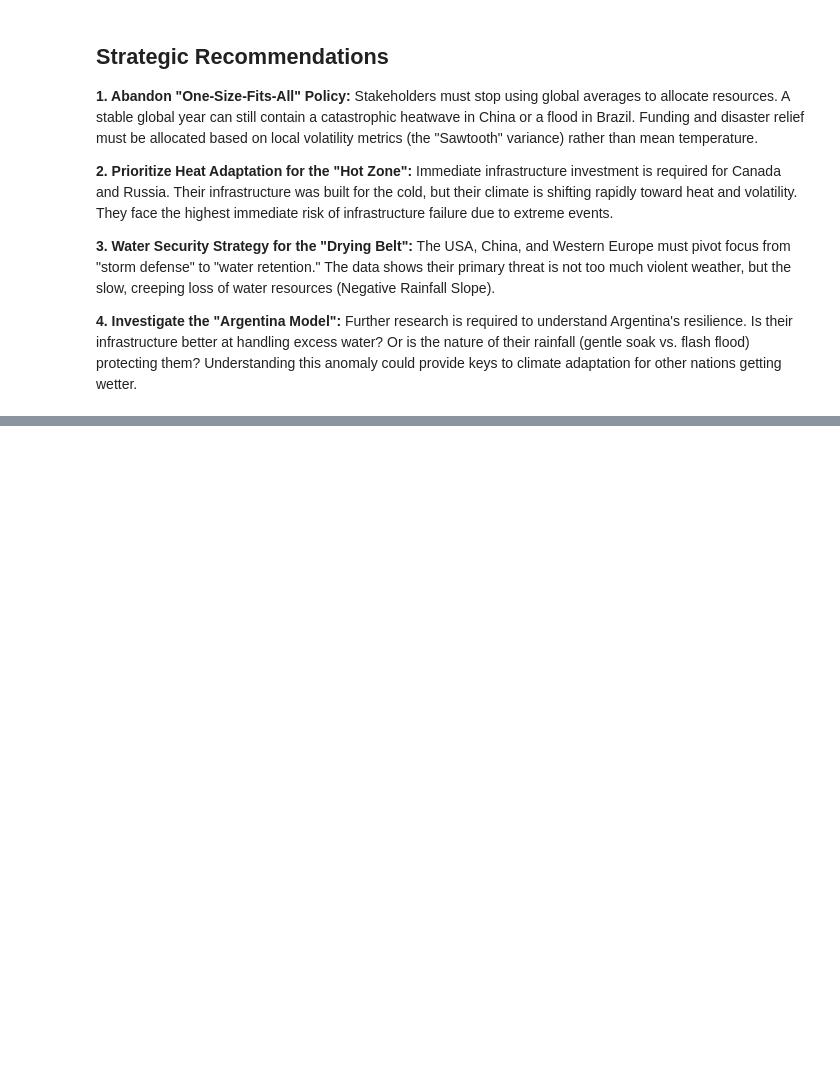
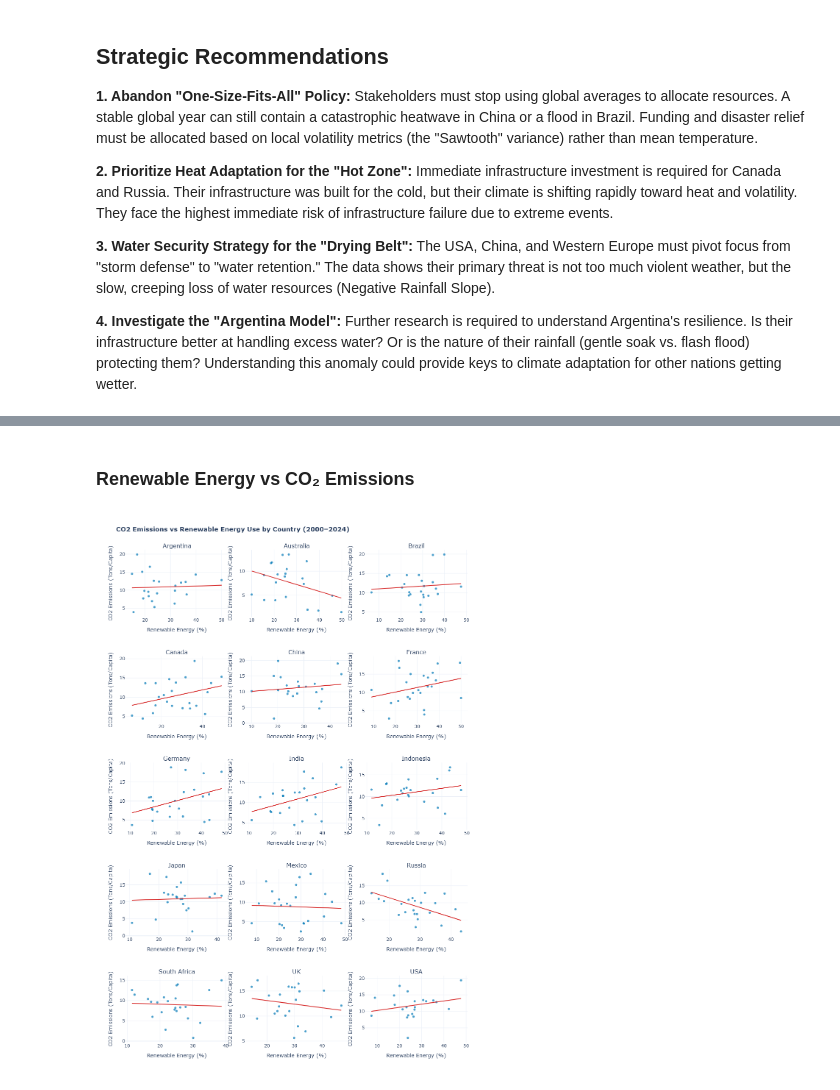
Before and after one commit to ramalahamir/DAV_lab_sessional, a Jupyter notebook: DAV_lab_sessional.ipynb, the cells around one changed output, grey strips where cells are left out. Cells and saved outputs as stored; diff of their text form; code cells hidden in the pictures; blank space fills up the shorter version.

```diff
--- a/DAV_lab_sessional.ipynb
+++ b/DAV_lab_sessional.ipynb
@@ -1036,0 +1289,69 @@ The Insight: Argentina represents a unique case study. Despite warming moderatel
+# %% [markdown]
+### Renewable Energy vs CO₂ Emissions
+# %%
+countries = sorted(df["Country"].unique())
+
+# Create grid layout
+num_cols = 3
+num_rows = (len(countries) + num_cols - 1) // num_cols
+
+fig = make_subplots(
+    rows=num_rows, cols=num_cols,
+    subplot_titles=countries,
+    vertical_spacing=0.08,
+    horizontal_spacing=0.05
+)
+
+row_idx = 1
+col_idx = 1
+
+for country in countries:
+    country_df = df[df["Country"] == country]
+
+    # Scatter points
+    fig.add_trace(go.Scatter(
+        x=country_df["Renewable Energy (%)"],
+        y=country_df["CO2 Emissions (Tons/Capita)"],
+        mode="markers",
+        marker=dict(size=6, color="#0077B6", opacity=0.7),
+        name=country,
+        showlegend=False
+    ), row=row_idx, col=col_idx)
+
+    # Regression line
+    if len(country_df) > 1:
+        X = country_df["Renewable Energy (%)"].values.reshape(-1, 1)
+        y = country_df["CO2 Emissions (Tons/Capita)"].values
+        model = LinearRegression().fit(X, y)
+        y_pred = model.predict(X)
+
+        fig.add_trace(go.Scatter(
+            x=country_df["Renewable Energy (%)"],
+            y=y_pred,
+            mode="lines",
+            line=dict(color="#D62828", width=2),
+            showlegend=False
+        ), row=row_idx, col=col_idx)
+
+    # Move to next subplot
+    col_idx += 1
+    if col_idx > num_cols:
+        col_idx = 1
+        row_idx += 1
+
+fig.update_layout(
+    title="<b>CO2 Emissions vs Renewable Energy Use by Country (2000–2024)</b>",
+    height=300*num_rows,
+    width=1200,
+    template="plotly_white",
+    hovermode="closest"
+)
+
+# Update axes labels for all subplots
+for i in range(1, len(countries)+1):
+    fig['layout'][f'xaxis{i}']['title'] = "Renewable Energy (%)"
+    fig['layout'][f'yaxis{i}']['title'] = "CO2 Emissions (Tons/Capita)"
+
+fig.show()
+# %% [output]
+[figure, added]
```
Also changed, not shown: parts of 35 cells of this notebook.
